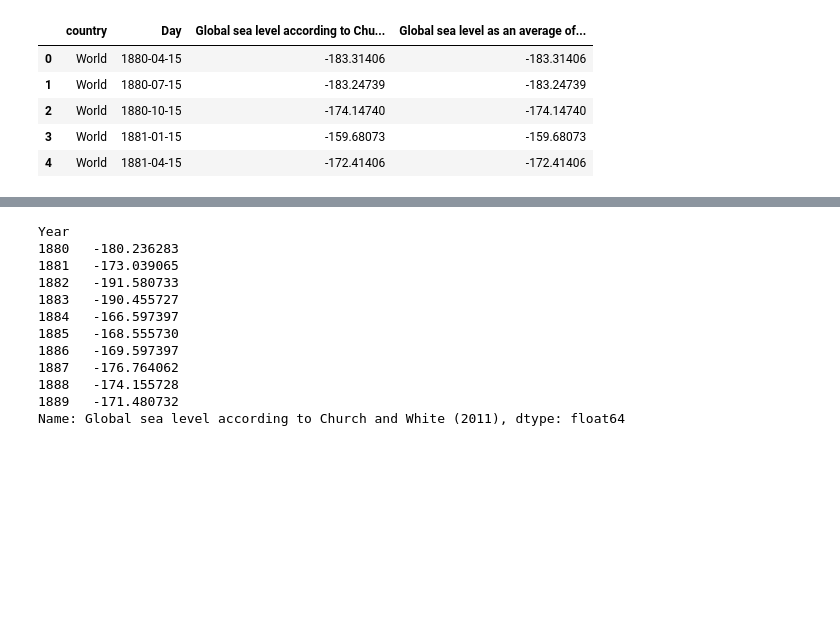
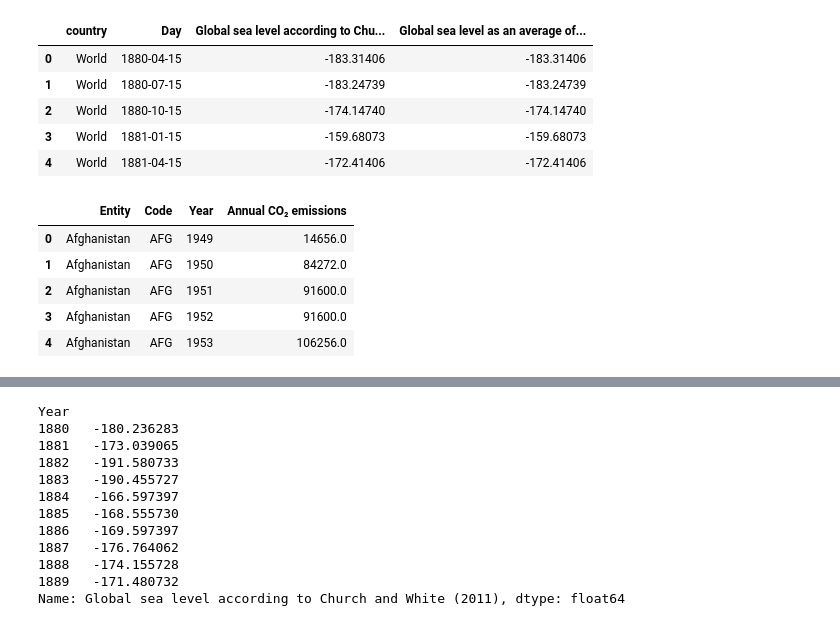
Before and after one commit to jacobklucher/Project-1-Climate-Change, a Jupyter notebook: Climate Change/Climate_Change.ipynb, the cells around one changed output, grey strips where cells are left out. Drawn from its saved outputs; the diff is of its cells as text; code cells hidden in the pictures; blank space fills up the shorter version.

Commit message:
added co2 emmissions csv and cleaned data frame then merged it to our final data frame

```diff
--- a/Climate Change/Climate_Change.ipynb
+++ b/Climate Change/Climate_Change.ipynb
@@ -13,9 +9,11 @@ import hvplot.pandas
 # Create dataframe from csv
 global_temp = "Resources/Global_annual_mean_temp.csv"
 sea_level = "Resources/sea-levels-news-updated-years.csv"
+emmissions = "Resources/annual-co-emissions-by-region.csv"
 
 sea_level_df = pd.read_csv(sea_level)
 global_temp_df = pd.read_csv(global_temp)
+emmissions_df = pd.read_csv(emmissions)
 # %%
 global_temp_df.head()
 # %% [output]
@@ -34,3 +32,12 @@ sea_level_df.head()
 | 2 | World | 1880-10-15 | -174.14740 | -174.14740 |
 | 3 | World | 1881-01-15 | -159.68073 | -159.68073 |
 | 4 | World | 1881-04-15 | -172.41406 | -172.41406 |
+# %%
+emmissions_df.head()
+# %% [output]
+|  | Entity | Code | Year | Annual CO₂ emissions |
+| 0 | Afghanistan | AFG | 1949 | 14656.0 |
+| 1 | Afghanistan | AFG | 1950 | 84272.0 |
+| 2 | Afghanistan | AFG | 1951 | 91600.0 |
+| 3 | Afghanistan | AFG | 1952 | 91600.0 |
+| 4 | Afghanistan | AFG | 1953 | 106256.0 |
```
Also changed, not shown: parts of 10 cells of this notebook, 1 other file.
